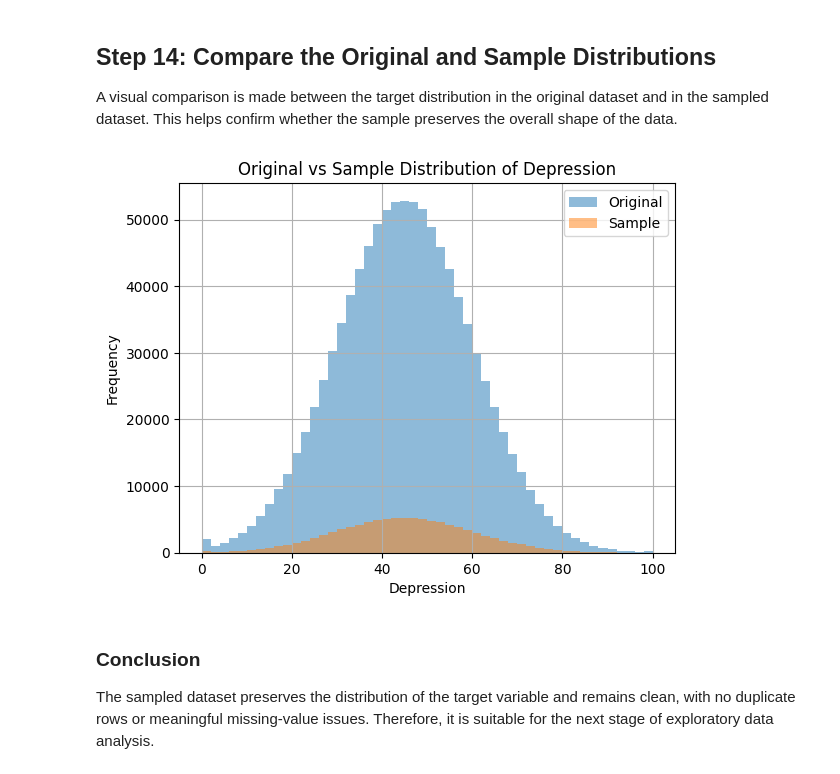
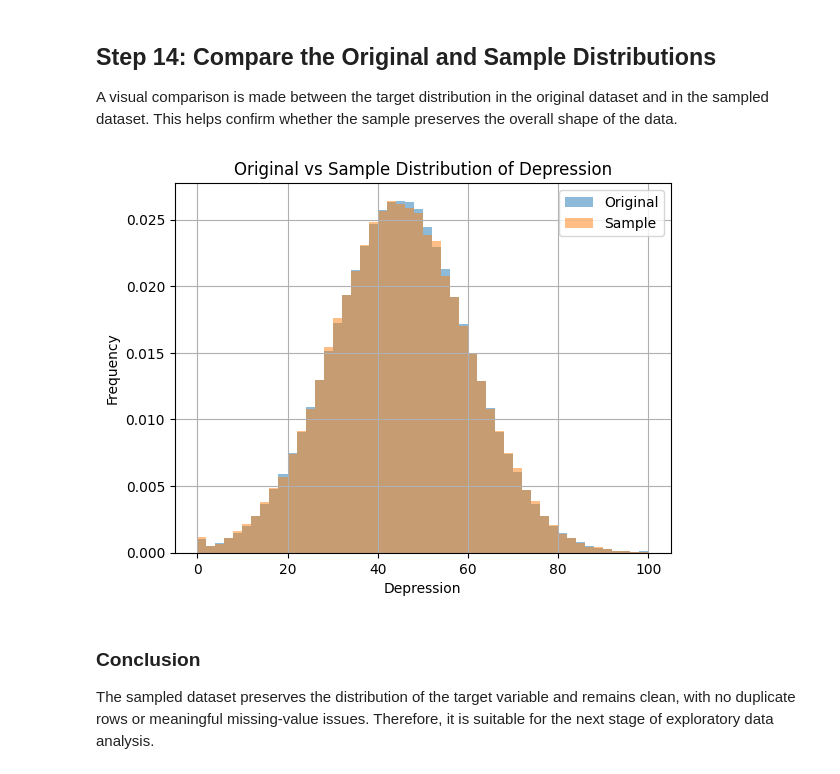
Before and after one commit to XyronTeam/ml-project, a Jupyter notebook: src/dataset_b/notebook_b.ipynb, the cells around one changed output. Cells and saved outputs as stored; diff of their text form; code cells hidden in the pictures.

```diff
--- a/src/dataset_b/notebook_b.ipynb
+++ b/src/dataset_b/notebook_b.ipynb
@@ -24,7 +24,7 @@ import seaborn as sns
 # %% [markdown]
 ## Step 2: Load the Dataset
 # %%
-df = pd.read_csv(r"C:\Users\samak\Desktop\Machinelearning project\Student_depression\ml-project\college_students_habits_1M.csv")
+df = pd.read_csv(r"college_students_habits_1M.csv")
 # %% [markdown]
 ## Step 3: Inspect the Dataset Structure
 # %%
@@ -221,15 +220,15 @@ Sample depression std: 15.055963305613217
 A visual comparison is made between the target distribution in the original dataset and in the sampled dataset.
 This helps confirm whether the sample preserves the overall shape of the data.
 # %%
-df[target_col].hist(bins=50, alpha=0.5, label="Original")
-df_sample[target_col].hist(bins=50, alpha=0.5, label="Sample")
+df[target_col].hist(bins=50, alpha=0.5, label="Original", density=True)
+df_sample[target_col].hist(bins=50, alpha=0.5, label="Sample", density=True)
 plt.title("Original vs Sample Distribution of Depression")
 plt.xlabel("Depression")
 plt.ylabel("Frequency")
 plt.legend()
 plt.show()
 # %% [output]
-[figure, old version]
+[figure, new version]
 # %% [markdown]
 ### Conclusion
 
```
Also changed, not shown: parts of 19 cells of this notebook.
